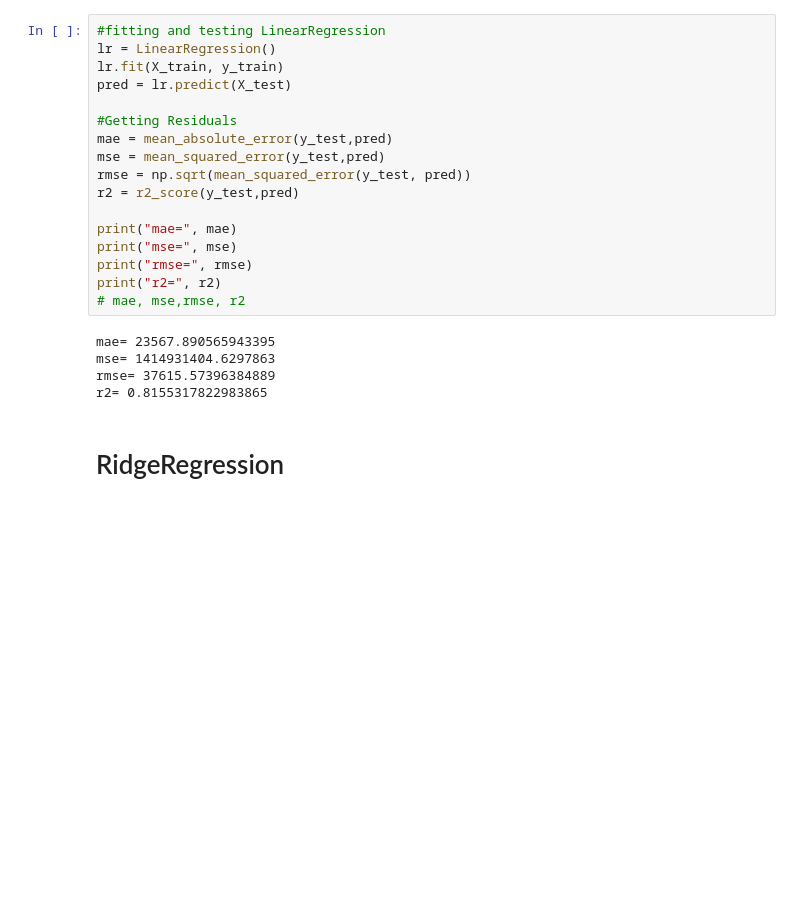
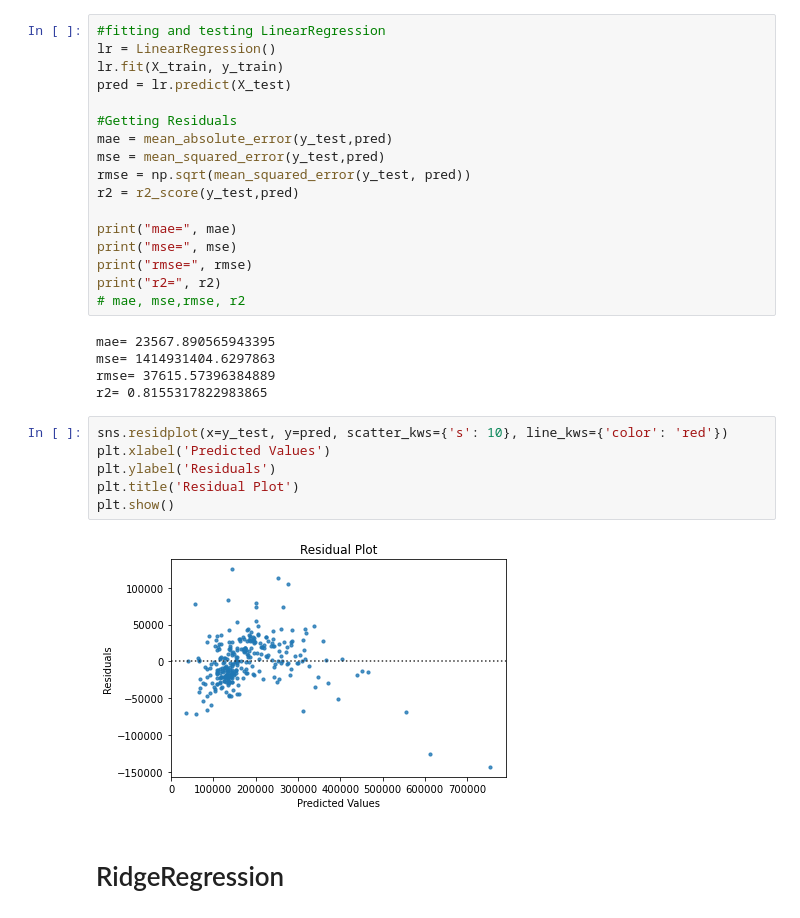
Before and after one commit to ayushash1/machine_learning, a Jupyter notebook: houseprices.ipynb, the cells around one changed output. Cells and saved outputs as stored; diff of their text form; blank space fills up the shorter version.

```diff
--- a/houseprices.ipynb
+++ b/houseprices.ipynb
@@ -80,6 +105,14 @@ mae= 23567.890565943395
 mse= 1414931404.6297863
 rmse= 37615.57396384889
 r2= 0.8155317822983865
+# %%
+sns.residplot(x=y_test, y=pred, scatter_kws={'s': 10}, line_kws={'color': 'red'})
+plt.xlabel('Predicted Values')
+plt.ylabel('Residuals')
+plt.title('Residual Plot')
+plt.show()
+# %% [output]
+[figure, added]
 # %% [markdown]
 # RidgeRegression
 # %%
```
Also changed, not shown: parts of 13 cells of this notebook.
